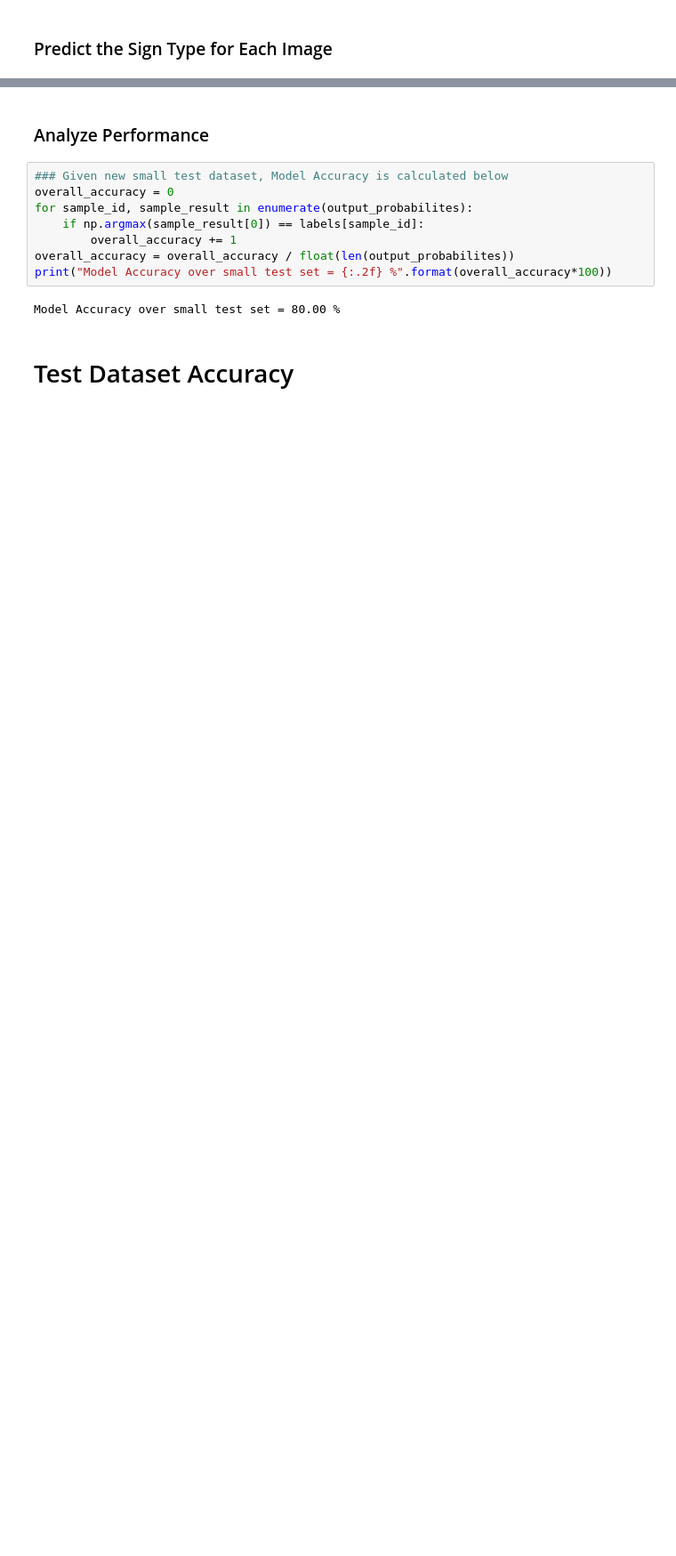
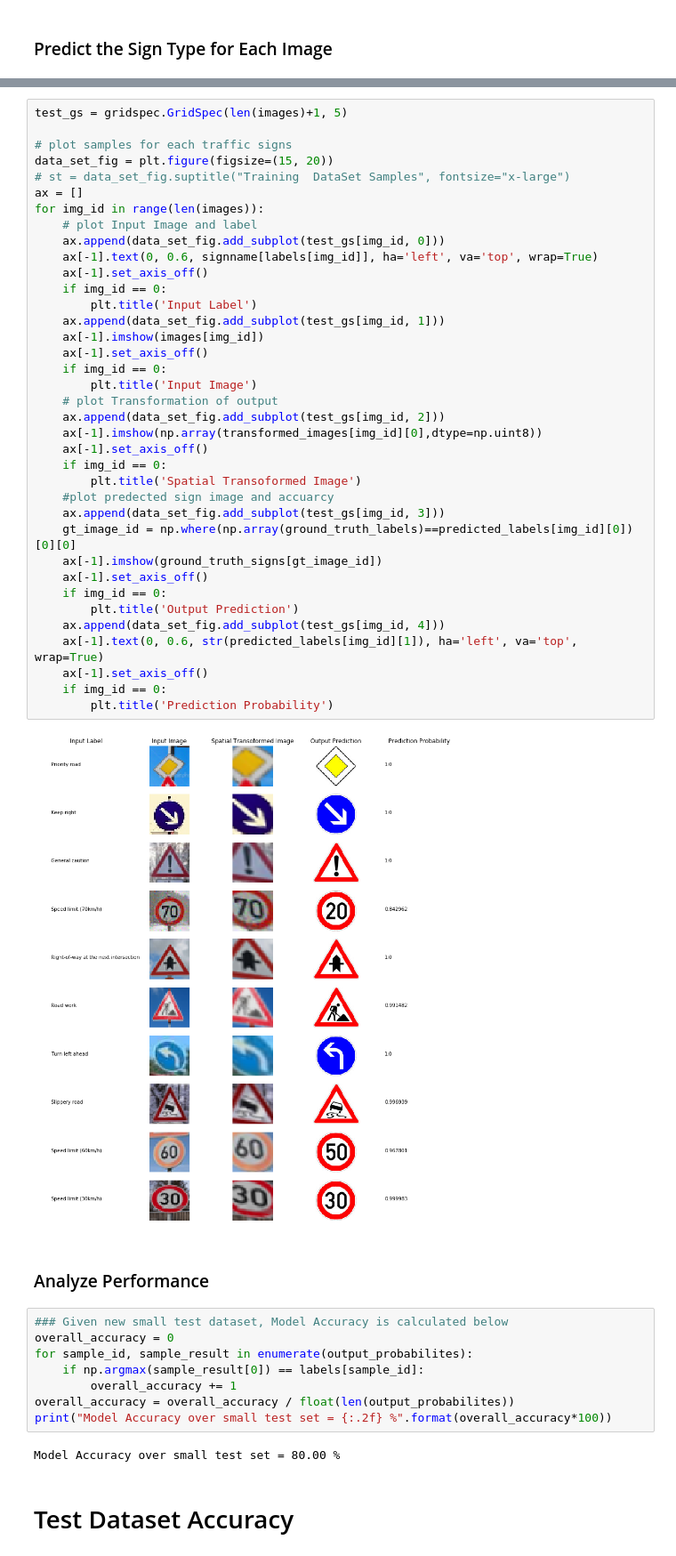
Before and after one commit to mibrahimali/CarND-Traffic-Sign-Classifier-P2, a Jupyter notebook: Traffic_Sign_Classifier.ipynb, the cells around one changed output, grey strips where cells are left out. Shown at 89% size. Cells and saved outputs as stored; diff of their text form; blank space fills up the shorter version.

```diff
--- a/Traffic_Sign_Classifier.ipynb
+++ b/Traffic_Sign_Classifier.ipynb
@@ -607,3 +602,42 @@ Model restored.
+# %%
+test_gs = gridspec.GridSpec(len(images)+1, 5)
+
+# plot samples for each traffic signs
+data_set_fig = plt.figure(figsize=(15, 20))
+# st = data_set_fig.suptitle("Training  DataSet Samples", fontsize="x-large")
+ax = []
+for img_id in range(len(images)):
+    # plot Input Image and label
+    ax.append(data_set_fig.add_subplot(test_gs[img_id, 0]))
+    ax[-1].text(0, 0.6, signname[labels[img_id]], ha='left', va='top', wrap=True)
+    ax[-1].set_axis_off()
+    if img_id == 0:
+        plt.title('Input Label')
+    ax.append(data_set_fig.add_subplot(test_gs[img_id, 1]))
+    ax[-1].imshow(images[img_id])
+    ax[-1].set_axis_off()
+    if img_id == 0:
+        plt.title('Input Image')
+    # plot Transformation of output
+    ax.append(data_set_fig.add_subplot(test_gs[img_id, 2]))
+    ax[-1].imshow(np.array(transformed_images[img_id][0],dtype=np.uint8))
+    ax[-1].set_axis_off()
+    if img_id == 0:
+        plt.title('Spatial Transoformed Image')
+    #plot predected sign image and accuarcy
+    ax.append(data_set_fig.add_subplot(test_gs[img_id, 3]))
+    gt_image_id = np.where(np.array(ground_truth_labels)==predicted_labels[img_id][0])[0][0]
+    ax[-1].imshow(ground_truth_signs[gt_image_id])
+    ax[-1].set_axis_off()
+    if img_id == 0:
+        plt.title('Output Prediction')
+    ax.append(data_set_fig.add_subplot(test_gs[img_id, 4]))
+    ax[-1].text(0, 0.6, str(predicted_labels[img_id][1]), ha='left', va='top', wrap=True)
+    ax[-1].set_axis_off()
+    if img_id == 0:
+        plt.title('Prediction Probability')
+# %% [output]
+[figure, added]
 # %% [markdown]
 ### Analyze Performance
 # %%
```
Also changed, not shown: parts of 17 cells of this notebook, 3 other files.
